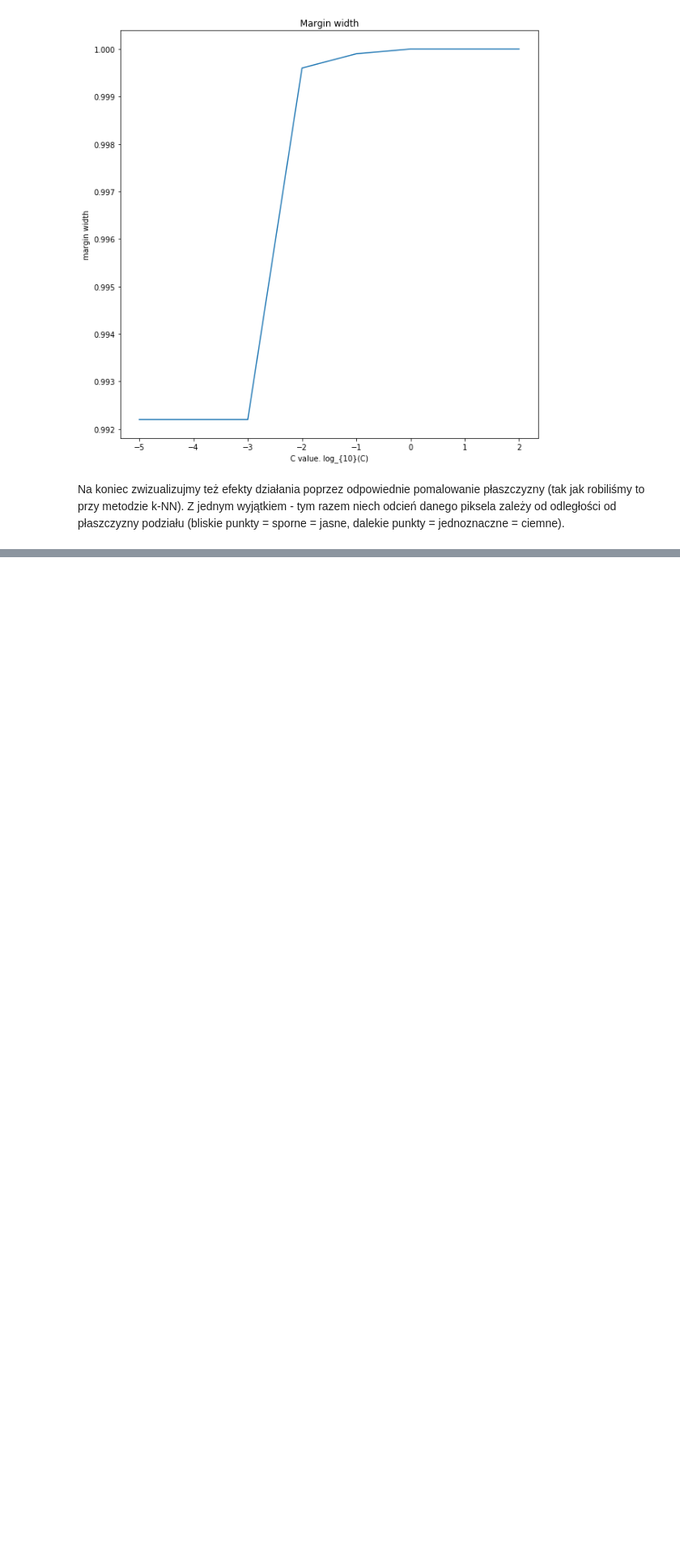
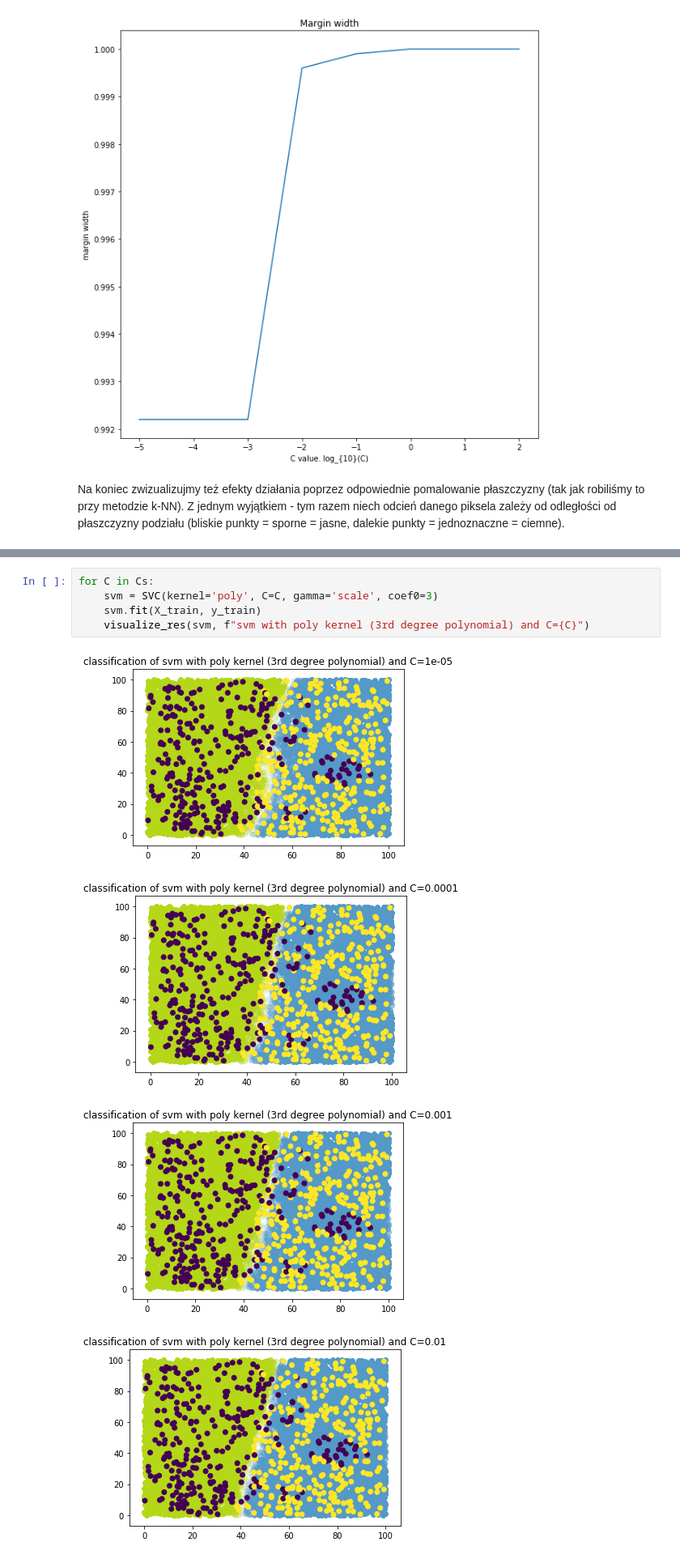
Before and after one commit to mwoss/ML-workshop, a Jupyter notebook: SVM - margins & kernels.ipynb, the cells around one changed output, grey strips where cells are left out. Shown at 81% size. Drawn from its saved outputs; the diff is of its cells as text; blank space fills up the shorter version.

```diff
--- a/SVM - margins & kernels.ipynb
+++ b/SVM - margins & kernels.ipynb
@@ -246,0 +249,10 @@ for svm in [
+# %%
+for C in Cs:
+    svm = SVC(kernel='poly', C=C, gamma='scale', coef0=3)
+    svm.fit(X_train, y_train)
+    visualize_res(svm, f"svm with poly kernel (3rd degree polynomial) and C={C}")
+# %% [output]
+[figure, added]
+[figure, added]
+[figure, added]
+[figure, added]
```
Also changed, not shown: parts of 7 cells of this notebook, 1 other file.
